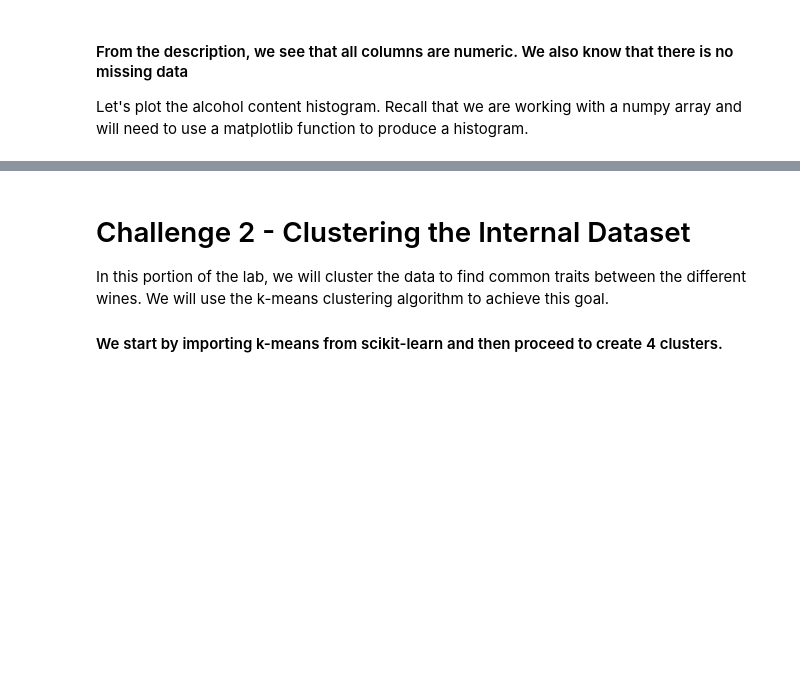
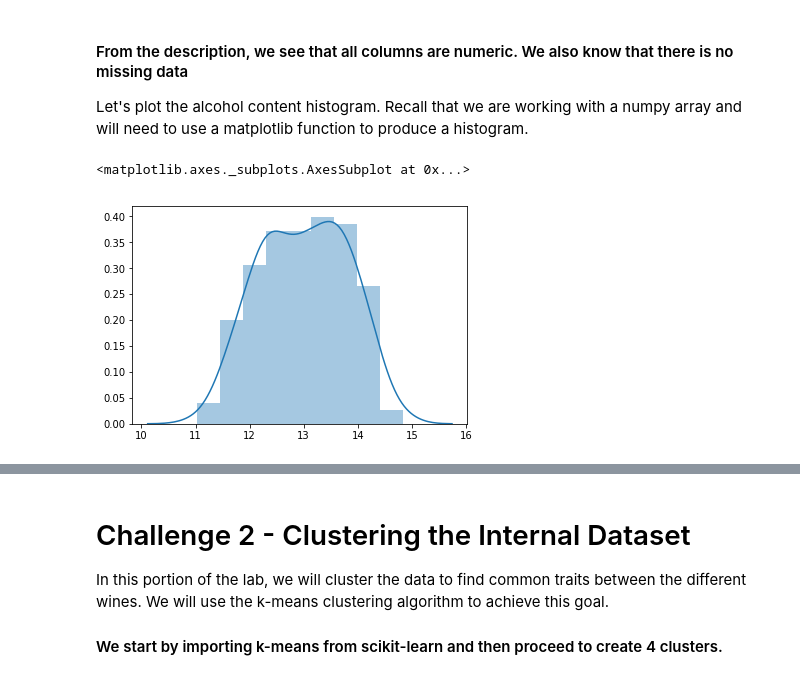
Before and after one commit to ta-datapt-bcn/lab-unsupervised-learning-and-sklearn, a Jupyter notebook: your-code/main.ipynb, the cells around one changed output, grey strips where cells are left out. Saved outputs shown, nothing was run; the diff lists cells and outputs as text; code cells hidden in the pictures; blank space fills up the shorter version.

```diff
--- a/your-code/main.ipynb
+++ b/your-code/main.ipynb
@@ -17,6 +20,7 @@ from sklearn.datasets import load_wine
 In the cell below, use the `load_wine` function and assign the wine dataset to a variable called `wine`.
 # %%
 # Your code here:
+wine = load_wine()
 # %% [markdown]
 In the next step, list the keys of the variable `wine` to examine its contents. Note that the `load_wine` function does not return dataframes. It returns you a Python dictionary.
 # %%
@@ -41,0 +88,10 @@ Let's plot the alcohol content histogram. Recall that we are working with a nump
+# %%
+alcohol = []
+
+for i in range(len(wine['data'])):
+    alcohol.append(wine['data'][i][0])
+
+sns.distplot(alcohol)
+# %% [output]
+<matplotlib.axes._subplots.AxesSubplot at 0x...>
+[figure, added]
```
Also changed, not shown: parts of 47 cells of this notebook.
